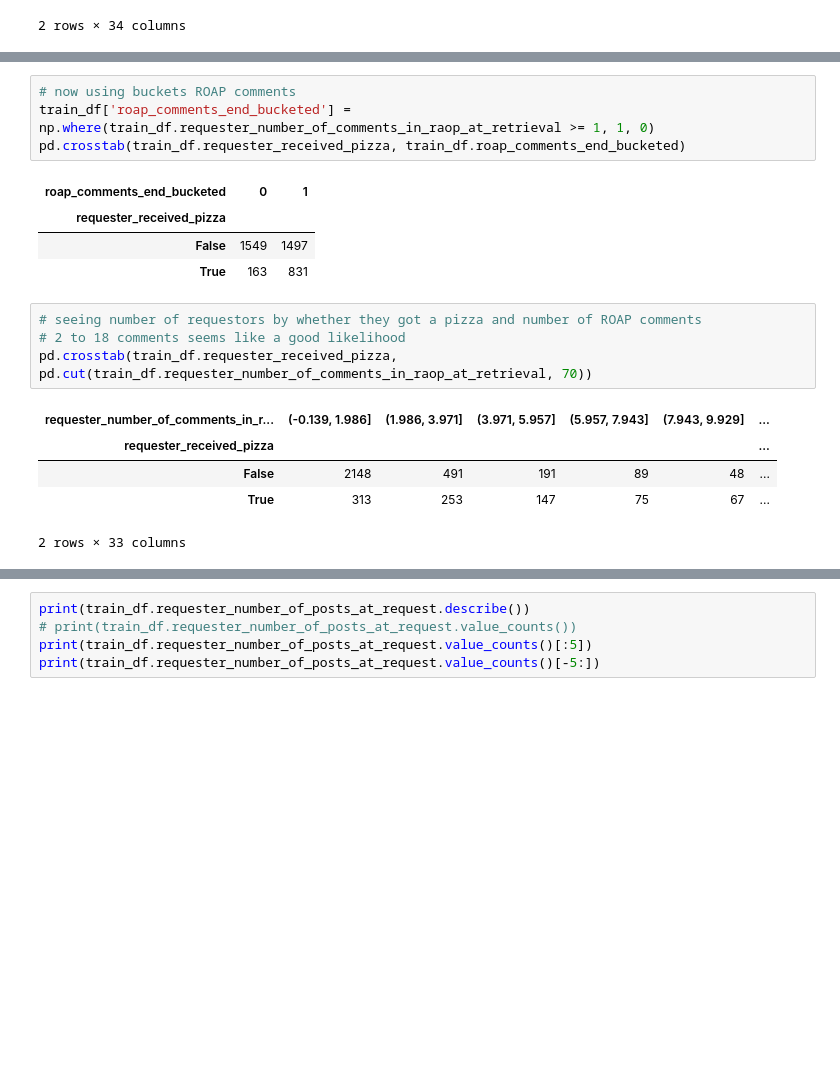
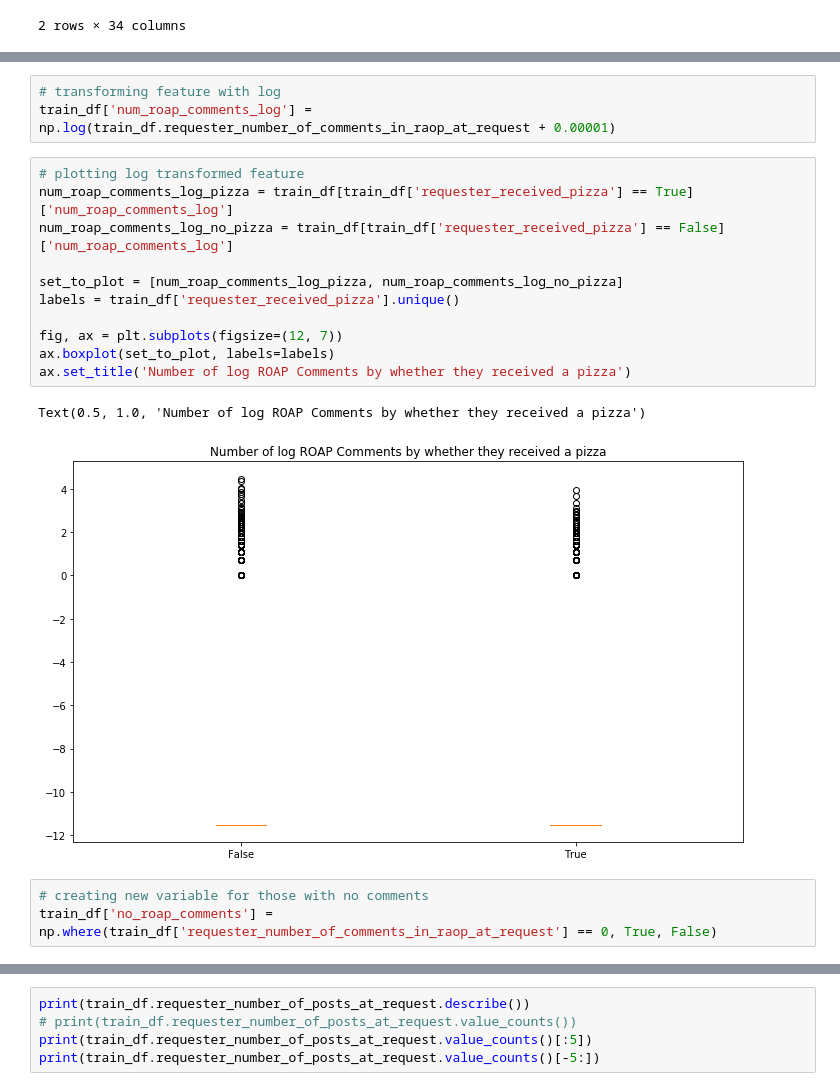
Before and after one commit to prakharm1/w207_project4, a Jupyter notebook: alice/[AY] W207 Project 4 EDA.ipynb, the cells around one changed output, grey strips where cells are left out. Cells and saved outputs as stored; diff of their text form; blank space fills up the shorter version.

Commit message:
more EDA and some text exploration

```diff
--- a/alice/[AY] W207 Project 4 EDA.ipynb
+++ b/alice/[AY] W207 Project 4 EDA.ipynb
@@ -462,19 +223,20 @@ axes3.set_xticks(range(0,20, 1))
-# %%
-# now using buckets ROAP comments
-train_df['roap_comments_end_bucketed'] = np.where(train_df.requester_number_of_comments_in_raop_at_retrieval >= 1, 1, 0)
-pd.crosstab(train_df.requester_received_pizza, train_df.roap_comments_end_bucketed)
-# %% [output]
-| roap_comments_end_bucketed | 0 | 1 |
-| requester_received_pizza |  |  |
-| False | 1549 | 1497 |
-| True | 163 | 831 |
-# %%
-# seeing number of requestors by whether they got a pizza and number of ROAP comments
-# 2 to 18 comments seems like a good likelihood
-pd.crosstab(train_df.requester_received_pizza, pd.cut(train_df.requester_number_of_comments_in_raop_at_retrieval, 70))
-# %% [output]
-| requester_number_of_comments_in_r... | (-0.139, 1.986] | (1.986, 3.971] | (3.971, 5.957] | (5.957, 7.943] | (7.943, 9.929] | ... |
-| requester_received_pizza |  |  |  |  |  | ... |
-| False | 2148 | 491 | 191 | 89 | 48 | ... |
-| True | 313 | 253 | 147 | 75 | 67 | ... |
-2 rows × 33 columns
+# %%
+# transforming feature with log
+train_df['num_roap_comments_log'] = np.log(train_df.requester_number_of_comments_in_raop_at_request + 0.00001)
+# %%
+# plotting log transformed feature
+num_roap_comments_log_pizza = train_df[train_df['requester_received_pizza'] == True]['num_roap_comments_log']
+num_roap_comments_log_no_pizza = train_df[train_df['requester_received_pizza'] == False]['num_roap_comments_log']
+
+set_to_plot = [num_roap_comments_log_pizza, num_roap_comments_log_no_pizza]
+labels = train_df['requester_received_pizza'].unique()
+
+fig, ax = plt.subplots(figsize=(12, 7))
+ax.boxplot(set_to_plot, labels=labels)
+ax.set_title('Number of log ROAP Comments by whether they received a pizza')
+# %% [output]
+Text(0.5, 1.0, 'Number of log ROAP Comments by whether they received a pizza')
+[figure, added]
+# %%
+# creating new variable for those with no comments
+train_df['no_roap_comments'] = np.where(train_df['requester_number_of_comments_in_raop_at_request'] == 0, True, False)
```
Also changed, not shown: parts of 27 cells of this notebook, 2 other files.
